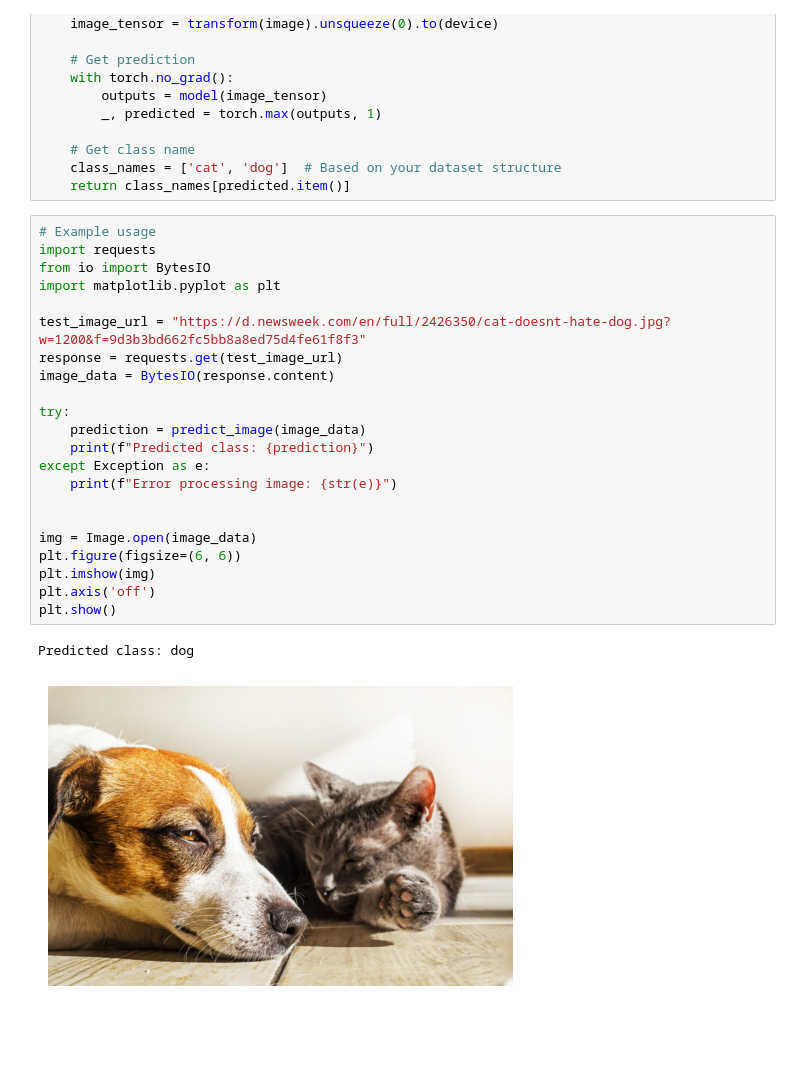
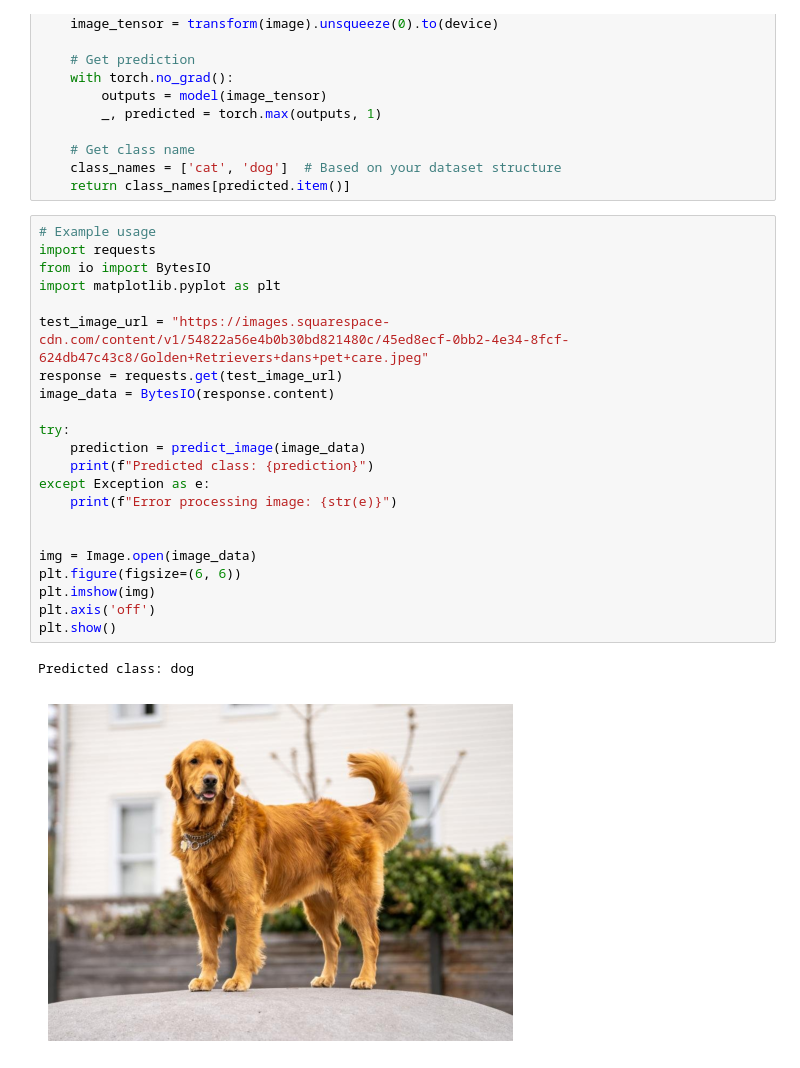
Before and after one commit to Vedclove/Image-Classification-ResNet50, a Jupyter notebook: Image-Classification-ResNet50.ipynb, the cells around one changed output. Drawn from its saved outputs; the diff is of its cells as text; blank space fills up the shorter version.

```diff
--- a/Image-Classification-ResNet50.ipynb
+++ b/Image-Classification-ResNet50.ipynb
@@ -112,25 +112,25 @@ def predict_image(image_path):
 # %%
 # Example usage
 import requests
 from io import BytesIO
 import matplotlib.pyplot as plt
 
-test_image_url = "https://d.newsweek.com/en/full/2426350/cat-doesnt-hate-dog.jpg?w=1200&f=9d3b3bd662fc5bb8a8ed75d4fe61f8f3"
+test_image_url = "https://images.squarespace-cdn.com/content/v1/54822a56e4b0b30bd821480c/45ed8ecf-0bb2-4e34-8fcf-624db47c43c8/Golden+Retrievers+dans+pet+care.jpeg"
 response = requests.get(test_image_url)
 image_data = BytesIO(response.content)
 
 try:
     prediction = predict_image(image_data)
     print(f"Predicted class: {prediction}")
 except Exception as e:
     print(f"Error processing image: {str(e)}")
 
 
 img = Image.open(image_data)
 plt.figure(figsize=(6, 6))
 plt.imshow(img)
 plt.axis('off')
 plt.show()
 # %% [output]
 Predicted class: dog
-[figure, old version]
+[figure, new version]
```
